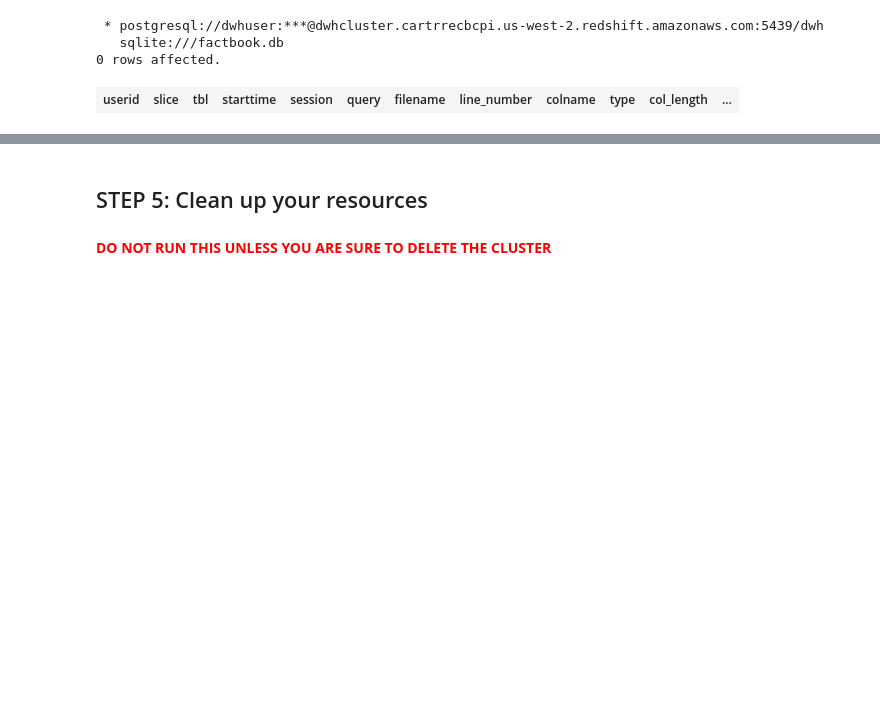
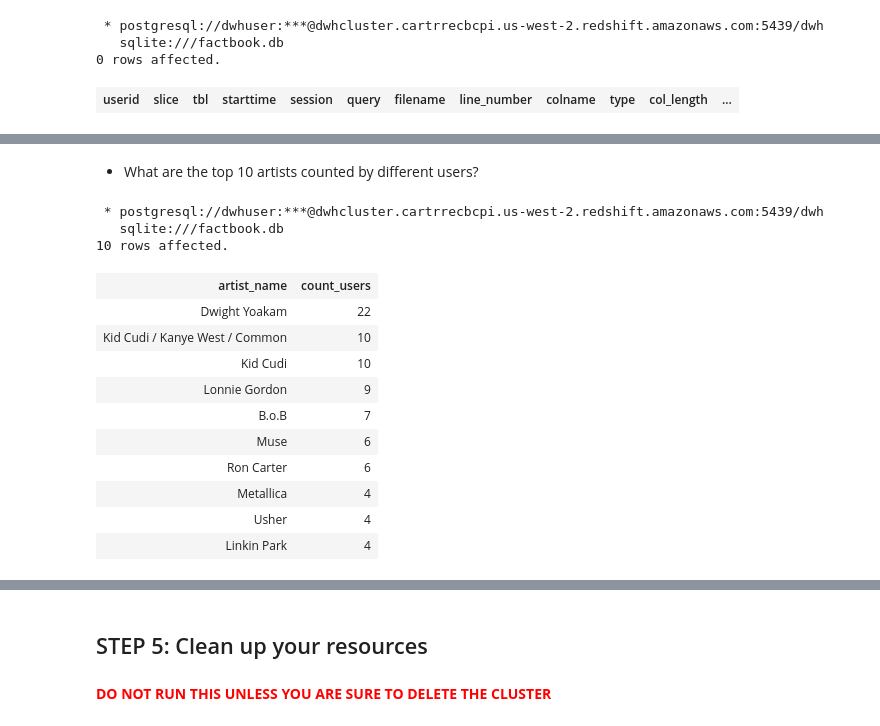
Before and after one commit to Alex-Skp/data-warehouse-aws, a Jupyter notebook: creating_cluster.ipynb, the cells around one changed output, grey strips where cells are left out. Drawn from its saved outputs; the diff is of its cells as text; code cells hidden in the pictures; blank space fills up the shorter version.

```diff
--- a/creating_cluster.ipynb
+++ b/creating_cluster.ipynb
@@ -223,0 +247,26 @@ Done.
+# %% [markdown]
+* What are the top 10 artists counted by different users?
+# %%
+%%sql
+SELECT at.name AS artist_name,
+        count(distinct spt.user_id) AS count_users
+FROM songplay_table AS spt
+LEFT JOIN artist_table AS at ON at.artist_id=spt.artist_id
+GROUP BY at.name
+ORDER BY count_users DESC
+LIMIT 10
+# %% [output]
+ * postgresql://dwhuser:***@dwhcluster.cartrrecbcpi.us-west-2.redshift.amazonaws.com:5439/dwh
+   sqlite:///factbook.db
+10 rows affected.
+| artist_name | count_users |
+| Dwight Yoakam | 22 |
+| Kid Cudi / Kanye West / Common | 10 |
+| Kid Cudi | 10 |
+| Lonnie Gordon | 9 |
+| B.o.B | 7 |
+| Muse | 6 |
+| Ron Carter | 6 |
+| Metallica | 4 |
+| Usher | 4 |
+| Linkin Park | 4 |
```
Also changed, not shown: parts of 11 cells of this notebook, 3 other files.
